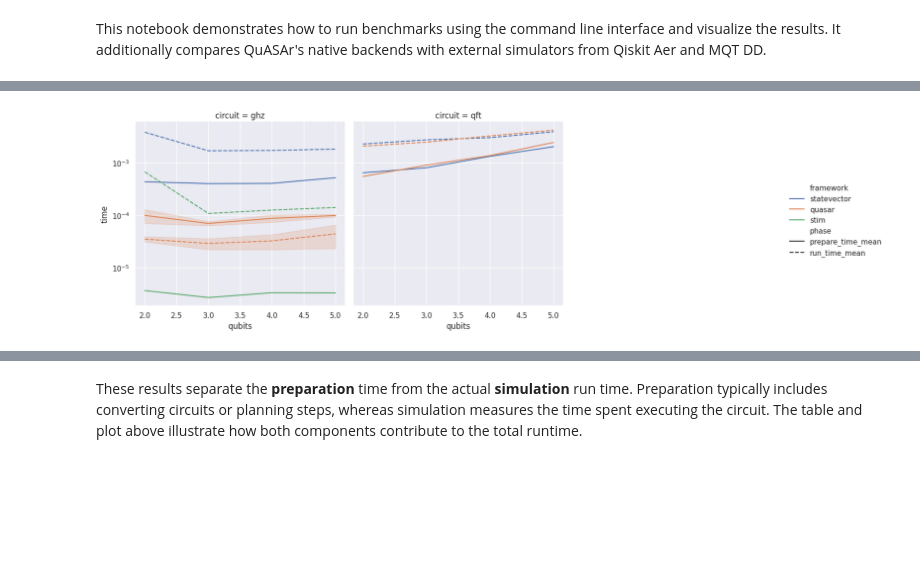
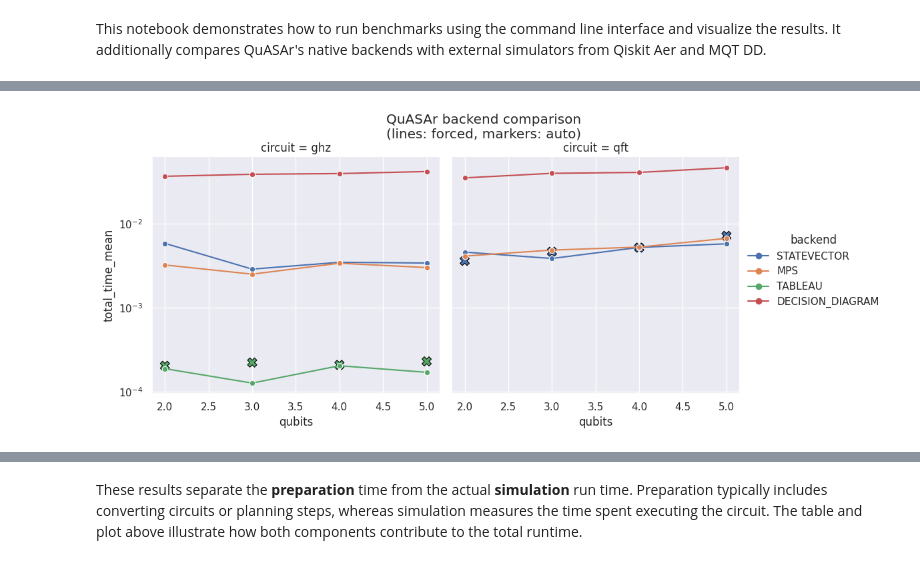
Before and after one commit to tmlittau/QuASAr, a Jupyter notebook: benchmarks/notebooks/comparison.ipynb, the cells around one changed output, grey strips where cells are left out. Saved outputs shown, nothing was run; the diff lists cells and outputs as text; code cells hidden in the pictures; blank space fills up the shorter version.

Commit message:
feat: compare QuASAr backends

```diff
--- a/benchmarks/notebooks/comparison.ipynb
+++ b/benchmarks/notebooks/comparison.ipynb
@@ -37,5 +29,6 @@ plt.show()
 # %%
-nb_root = Path('..' ).resolve()
+
+nb_root = Path('..').resolve()
 sys.path.append(str(nb_root))
 sys.path.append(str(nb_root.parent))
 
@@ -44,57 +37,77 @@ import circuits as circuit_lib
 from quasar import SimulationEngine
 from quasar.cost import Backend
 
-backends = [Backend.STATEVECTOR, Backend.TABLEAU, Backend.MPS, Backend.DECISION_DIAGRAM]
+if not hasattr(Backend, 'MQT_DD'):
+    Backend.MQT_DD = Backend.DECISION_DIAGRAM
+
+backends = [Backend.STATEVECTOR, Backend.MPS, Backend.TABLEAU, Backend.MQT_DD]
 runner = BenchmarkRunner()
 engine = SimulationEngine()
 
 circuits = {
     'ghz': circuit_lib.ghz_circuit,
     'qft': circuit_lib.qft_circuit,
 }
 
 qubit_sizes = list(range(2, 6))
 
 for name, build in circuits.items():
     for n in qubit_sizes:
         try:
             circ = build(n)
         except Exception:
             continue
         for b in backends:
             try:
                 rec = runner.run_quasar_multiple(circ, engine, backend=b, repetitions=3)
-                rec['circuit'] = name
-                rec['qubits'] = n
+                rec.update({'circuit': name, 'qubits': n, 'mode': 'forced'})
             except Exception:
                 pass
         try:
             rec = runner.run_quasar_multiple(circ, engine, repetitions=3)
-            rec['circuit'] = name
-            rec['qubits'] = n
+            rec.update({'circuit': name, 'qubits': n, 'mode': 'auto'})
         except Exception:
             pass
 
+df = pd.DataFrame(runner.results)
+results = df
+backend_order = [b.name for b in backends]
+palette = dict(zip(backend_order, sns.color_palette(n_colors=len(backend_order))))
 
-df = pd.DataFrame(runner.results)
-df_long = df.melt(
-    id_vars=['circuit', 'framework', 'backend', 'qubits'],
-    value_vars=['prepare_time_mean', 'run_time_mean'],
-    var_name='phase',
-    value_name='time',
+forced = df[df['mode'] == 'forced']
+auto = df[df['mode'] == 'auto']
+
+g = sns.relplot(
+    data=forced,
+    x='qubits',
+    y='total_time_mean',
+    hue='backend',
+    hue_order=backend_order,
+    palette=palette,
+    col='circuit',
+    kind='line',
+    marker='o',
 )
-g = sns.relplot(
-    data=df_long,
-    x='qubits',
-    y='time',
-    hue='framework',
-    style='phase',
-    col='circuit',
-    col_wrap=3,
-    kind='line',
-)
+
+for circuit_name, ax in g.axes_dict.items():
+    sub = auto[auto['circuit'] == circuit_name]
+    sns.scatterplot(
+        data=sub,
+        x='qubits',
+        y='total_time_mean',
+        hue='backend',
+        hue_order=backend_order,
+        palette=palette,
+        marker='X',
+        s=100,
+        edgecolor='black',
+        ax=ax,
+        legend=False,
+    )
+
 g.set(yscale='log')
+g.fig.subplots_adjust(top=0.85)
+g.fig.suptitle('QuASAr backend comparison\n(lines: forced, markers: auto)')
 plt.show()
-df[['circuit', 'framework', 'backend', 'qubits', 'prepare_time_mean', 'run_time_mean', 'total_time_mean']]
 # %% [output]
-[figure, old version]
+[figure, new version]
```
Also changed, not shown: parts of 4 cells of this notebook.
